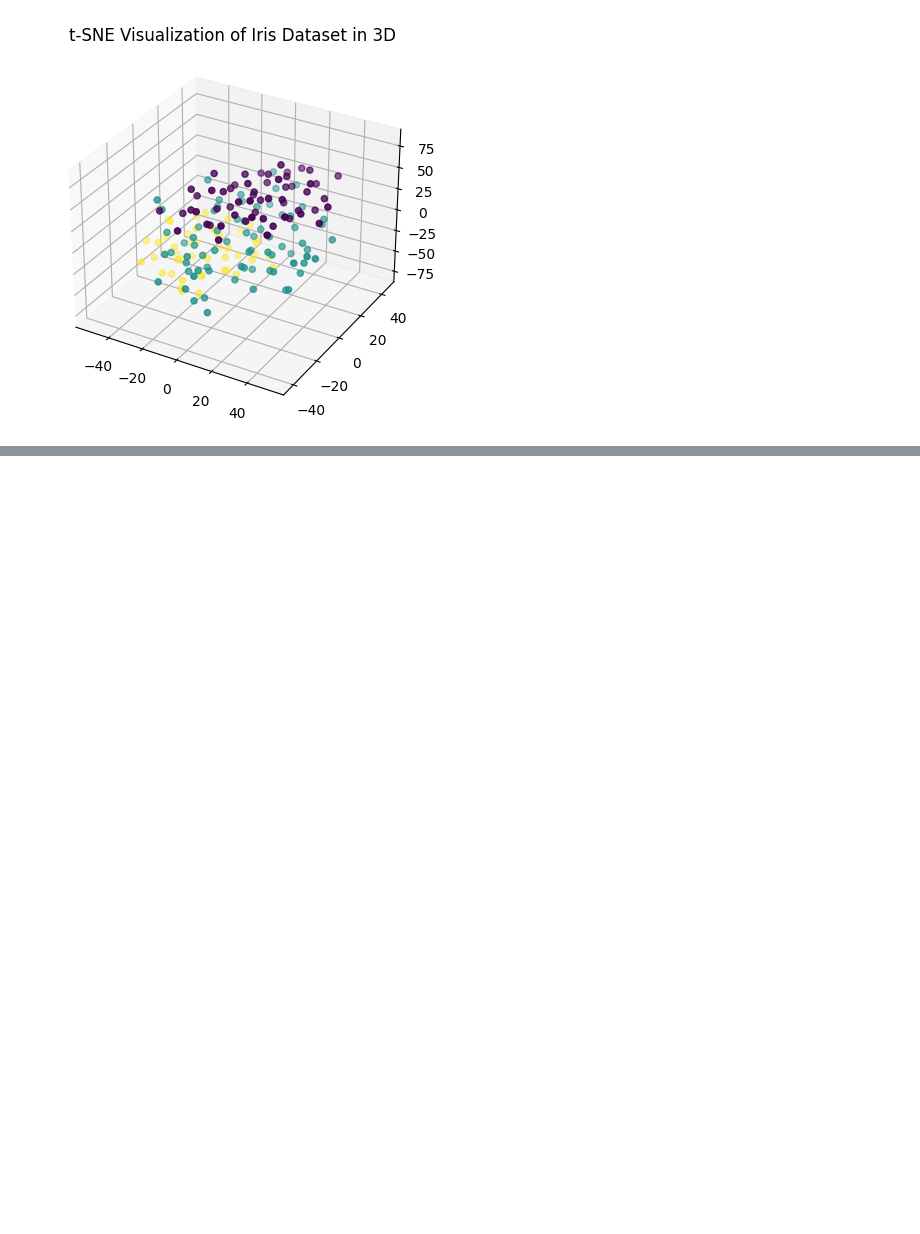
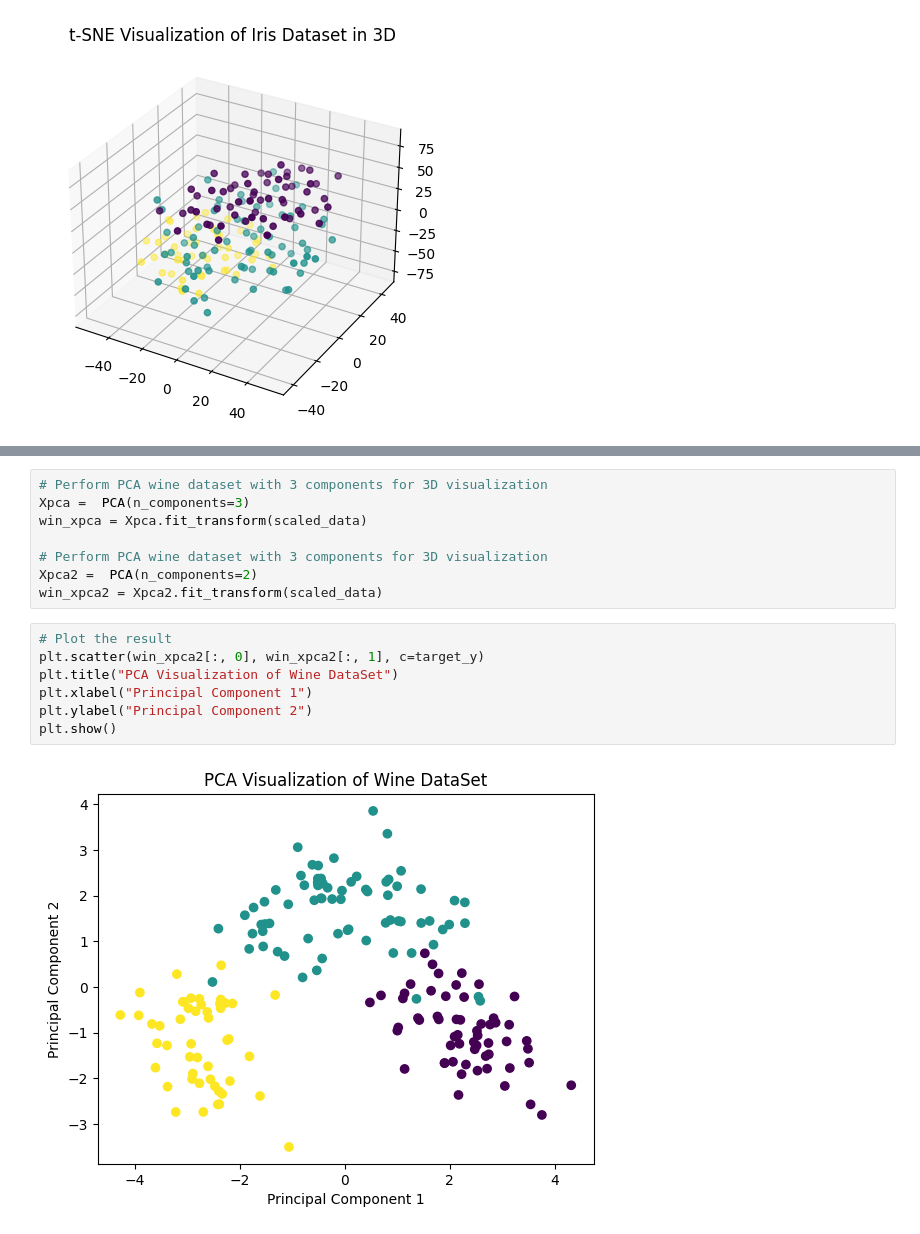
Before and after one commit to rsurendraidexcel/aiml, a Jupyter notebook: untitled0.ipynb, the cells around one changed output, grey strips where cells are left out. Cells and saved outputs as stored; diff of their text form; blank space fills up the shorter version.

```diff
--- a/untitled0.ipynb
+++ b/untitled0.ipynb
@@ -370,0 +396,17 @@ fig.show()
+# %%
+# Perform PCA wine dataset with 3 components for 3D visualization
+Xpca =  PCA(n_components=3)
+win_xpca = Xpca.fit_transform(scaled_data)
+
+# Perform PCA wine dataset with 3 components for 3D visualization
+Xpca2 =  PCA(n_components=2)
+win_xpca2 = Xpca2.fit_transform(scaled_data)
+# %%
+# Plot the result
+plt.scatter(win_xpca2[:, 0], win_xpca2[:, 1], c=target_y)
+plt.title("PCA Visualization of Wine DataSet")
+plt.xlabel("Principal Component 1")
+plt.ylabel("Principal Component 2")
+plt.show()
+# %% [output]
+[figure, added]
```
Also changed, not shown: parts of 6 cells of this notebook.
